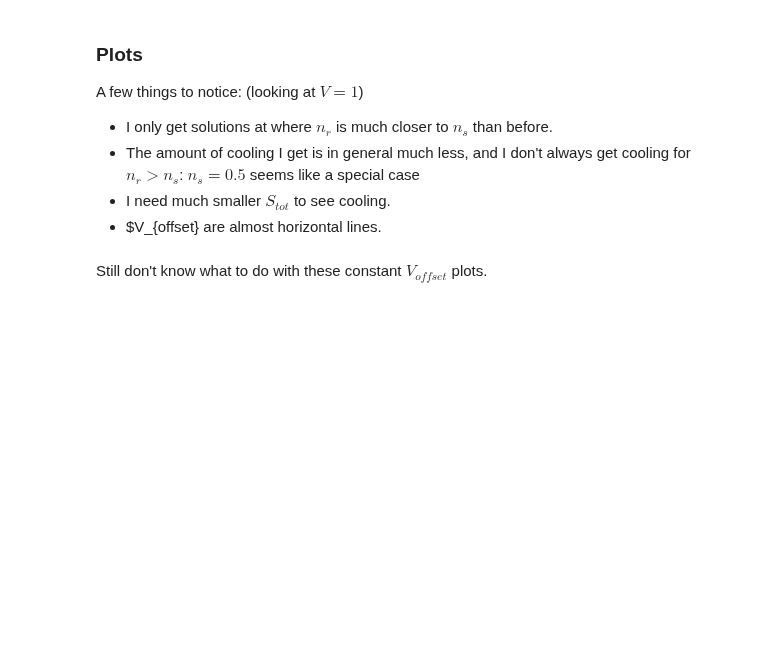
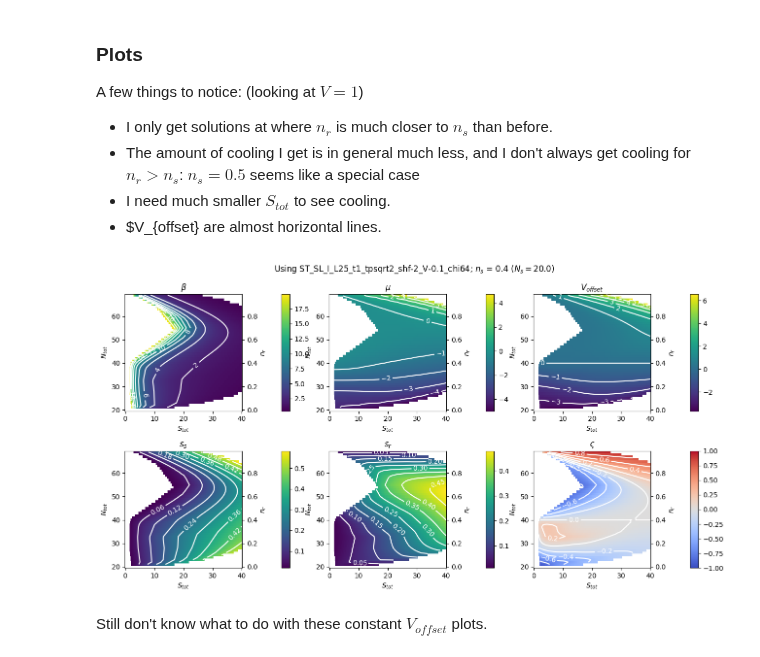
Before and after one commit to Shao-Wen-Chang/E9_constant, a Jupyter notebook: projects/flat_band_cooling/tenpy_results/matching_results_inverters/f2_matching_result_inverter_I_N-S.ipynb, the cells around one changed output. Cells and saved outputs as stored; diff of their text form; code cells hidden in the pictures; blank space fills up the shorter version.

Commit message:
i) introduced sigma (entropy per particle), and fixed the definition of varsigma (which incorrectly used s, entropy per site); ii) scripts to generate data files in one click

```diff
--- a/projects/flat_band_cooling/tenpy_results/matching_results_inverters/f2_matching_result_inverter_I_N-S.ipynb
+++ b/projects/flat_band_cooling/tenpy_results/matching_results_inverters/f2_matching_result_inverter_I_N-S.ipynb
@@ -28,8 +28,8 @@ model_params = {
     "V": -0.1,
     "shift": -2,
     "tp": 1.41421356237,
-    "n_s": 0.68,
 }
+n_s_tar = 0.4
 # %%
 # folder_name = f"{tnpspc['geometry']}_{tnpspc['spin']}_{tnpspc['interacting']}_L{tnpspc['L']}_chi{tnpspc['chi']}"
 folder_name = f"ST_SL_I_L25_t1_tpsqrt2_shf{model_params['shift']}_V{model_params['V']}_chi64"
@@ -41,7 +41,7 @@ df_match = pd.read_csv(csv_path)
 # df_match
 # %%
 L_subregion = tnpspc['L']
-N_s = model_params["n_s"] * 2 * L_subregion
+N_s = n_s_tar * 2 * L_subregion
 beta_vals = df_match["beta"].to_numpy(dtype=float)
 mask_beta = np.isclose(beta_vals, 20)
 s2_tot_max_beta = df_match[mask_beta]["S2_tot"].to_numpy(dtype=float)
@@ -50,8 +50,8 @@ Ntot_max_beta = df_match[mask_beta]["Ntot"].to_numpy(dtype=float)
 ## The tamed flat-ish band
 We no longer expect the band to be exactly flat (as shown in the broadening of the high Renyi entropy feature around $\mu = V/2$).
 # %%
-N_range = np.arange(N_s + 0.4 * L_subregion, N_s + 2 * L_subregion)
-S_range = np.linspace(0., 20.0, 201) * (L_subregion / 25)
+N_range = np.arange(N_s + 0. * L_subregion, N_s + 2 * L_subregion)
+S_range = np.linspace(0., 40.0, 201) * (L_subregion / 25)
 # %% [markdown]
 See `f1` for notes on interpolation.
 # %%
@@ -66,38 +66,40 @@ A few things to notice: (looking at $V = 1$)
 * I need much smaller $S_{tot}$ to see cooling.
 * $V_{offset} are almost horizontal lines.
 # %%
-beta_all,   [mu_glob_all, V_offset_all, s2_s_all, s2_r_all
+beta_all,   [mu_glob_all, V_offset_all, s2_s_all, s2_r_all, sigma2_s_all, sigma2_r_all
     ] = util_thm.invert_NS_mat_df(df_match, N_range, S_range,
-            ["mu_glob", "V_offset", "s2_s", "s2_r"])
-varsigma_all = (s2_s_all - s2_r_all) / (s2_s_all + s2_r_all)
+            ["mu_glob", "V_offset", "s2_s", "s2_r", "sigma2_s", "sigma2_r"])
+varsigma_all = (sigma2_s_all - sigma2_r_all) / (sigma2_s_all + sigma2_r_all)
 # %%
 if bool_plot:
     fig_fixS, axs_fixS_all = plt.subplots(2, 3 * 2, figsize = (13, 7), gridspec_kw = {"width_ratios": [15, 1] * 3})
     axs_fixS = axs_fixS_all[:, ::2]
     axs_fixS_cb = axs_fixS_all[:,1::2]
 
     for ax, ax_cb, params_mat, cmap, str_label, clim in zip(
             axs_fixS.flatten(),
             axs_fixS_cb.flatten(),
             [beta_all, mu_glob_all, V_offset_all, s2_s_all, s2_r_all, varsigma_all],
             ["viridis", "viridis", "viridis", "viridis", "viridis", "coolwarm"],
             [r"$\beta$", r"$\mu$", r"$V_{offset}$", r"$s_s$", r"$s_r$", r"$\varsigma$"],
             [None, None, None, None, None, (-1, 1)]):
         img = ax.pcolormesh(S_range, N_range, params_mat, clim = clim, cmap = cmap)
         ax.set_box_aspect(1)
         ax.set_title(str_label)
         ax.set_xlabel(r"$S_{tot}$")
         ax.set_ylabel(r"$N_{tot}$")
         ryax = ax.secondary_yaxis('right', functions = (lambda x: (x - N_s) / (2 * L_subregion), lambda x: x * 2 * L_subregion + N_s))
         ryax.set_ylabel(r"$n_r$")
         cntr = ax.contour(S_range, N_range, params_mat, colors = "white", linestyles = "solid", levels = 10)
         ax.clabel(cntr, inline = True)
         fig_fixS.colorbar(img, cax = ax_cb, fraction = 0.5, location = 'right')
 
         # Plot some limitations set by either physical argument or EoS available
         # ax.plot(s2_tot_max_beta, Ntot_max_beta, color = "blue", ls = "--")  # EoS available
-    fig_fixS.suptitle(rf"Using {folder_name}; $n_s$ = {model_params['n_s']} ($N_s =${N_s})")
+    fig_fixS.suptitle(rf"Using {folder_name}; $n_s$ = {n_s_tar} ($N_s =${N_s})")
     fig_fixS.tight_layout(w_pad = 0.1)
+# %% [output]
+[figure, added]
 # %% [markdown]
 Still don't know what to do with these constant $V_{offset}$ plots.
 # %%
```
Also changed, not shown: parts of 5 cells of this notebook, 8 other files.
